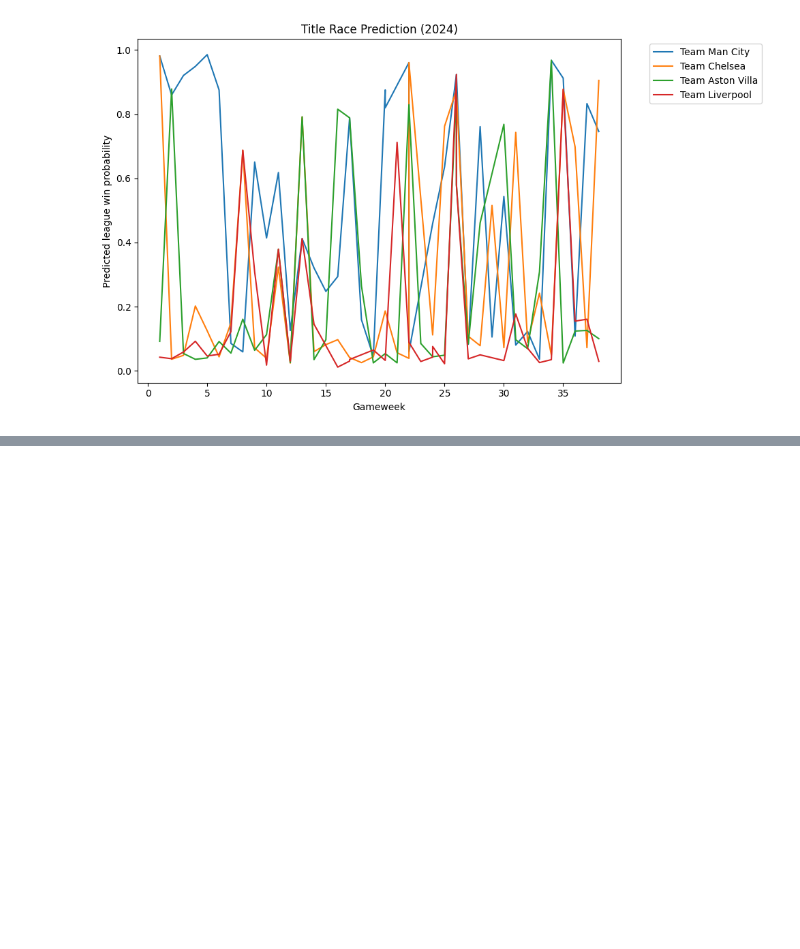
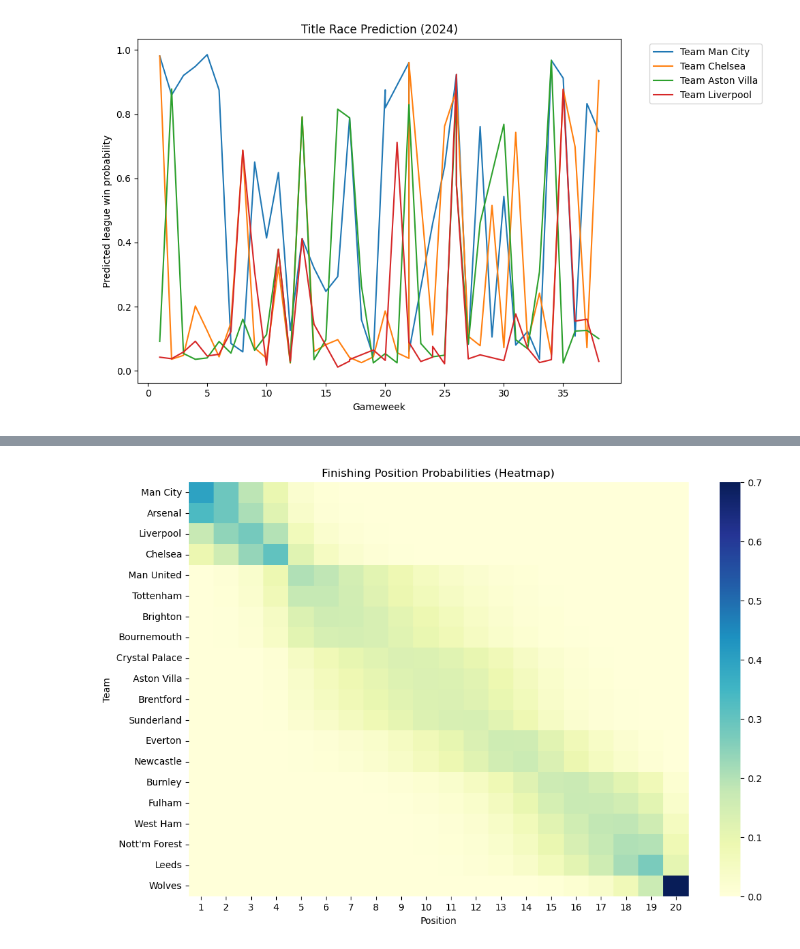
Before and after one commit to WillTrevarthen/prem-predictions, a Jupyter notebook: EDA.ipynb, the cells around one changed output, grey strips where cells are left out. Drawn from its saved outputs; the diff is of its cells as text; code cells hidden in the pictures; blank space fills up the shorter version.

```diff
--- a/EDA.ipynb
+++ b/EDA.ipynb
@@ -310,0 +362,9 @@ plt.show()
+# %%
+plt.figure(figsize=(12,8))
+sns.heatmap(df[pos_cols], cmap='YlGnBu', xticklabels=range(1,21), yticklabels=df['team_id'])
+plt.title("Finishing Position Probabilities (Heatmap)")
+plt.xlabel("Position")
+plt.ylabel("Team")
+plt.show()
+# %% [output]
+[figure, added]
```
Also changed, not shown: parts of 10 cells of this notebook, 2 other files.
